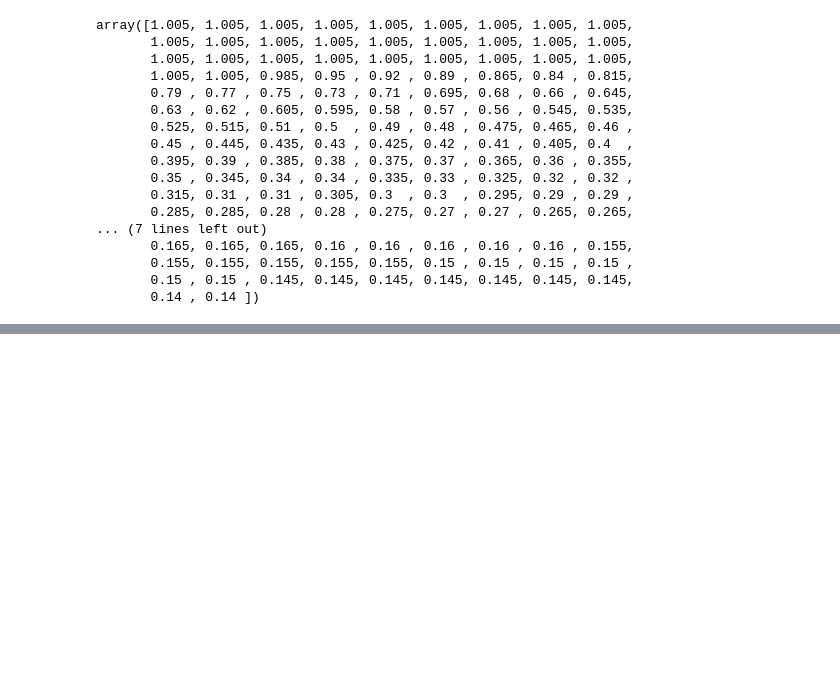
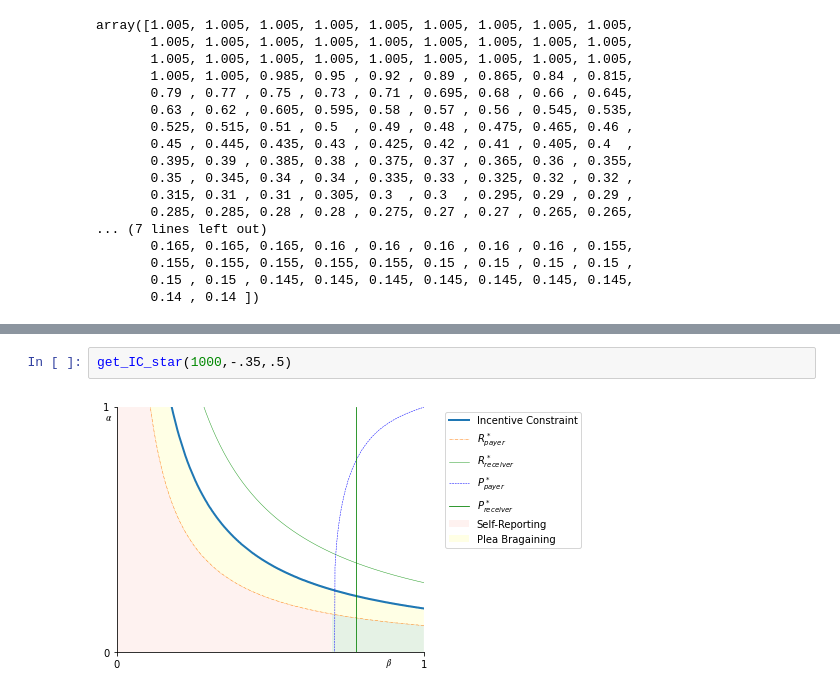
Before and after one commit to caxaxa/Chacha_PhD_Projects, a Jupyter notebook: Incentive_Curves.ipynb, the cells around one changed output, grey strips where cells are left out. Saved outputs shown, nothing was run; the diff lists cells and outputs as text; blank space fills up the shorter version.

```diff
--- a/Incentive_Curves.ipynb
+++ b/Incentive_Curves.ipynb
@@ -217,0 +214,4 @@ P_payer_solver(500,.3)
+# %%
+get_IC_star(1000,-.35,.5)
+# %% [output]
+[figure, added]
```
Also changed, not shown: parts of 8 cells of this notebook.
